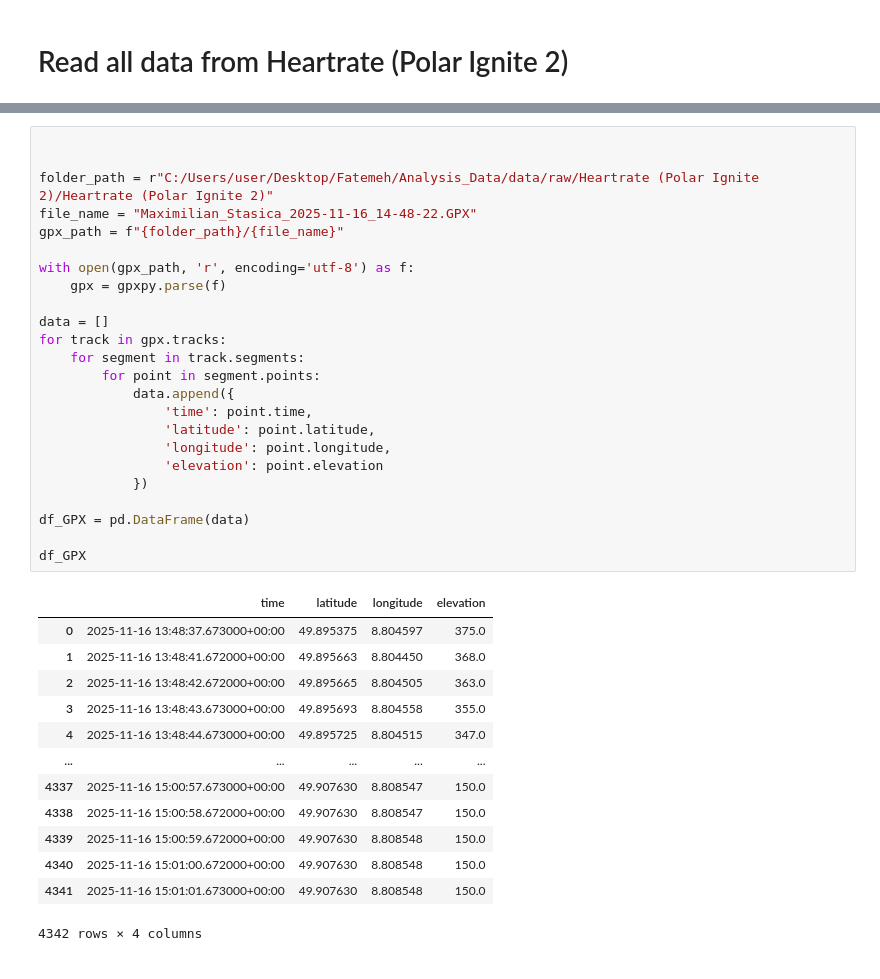
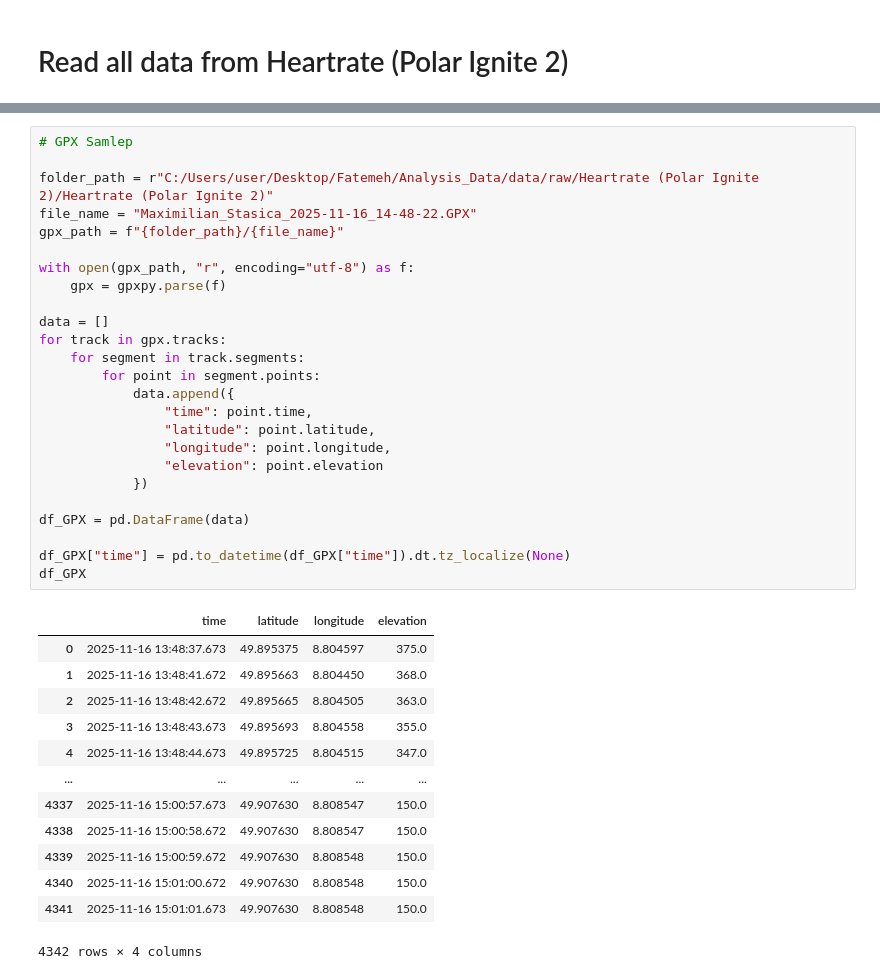
Before and after one commit to Mohsenmohebbi1993/Biomechanik, a Jupyter notebook: notebooks/2. Data and Clear Data.ipynb, the cells around one changed output, grey strips where cells are left out. Cells and saved outputs as stored; diff of their text form.

Commit message:
df time and date and name from foot/heart rate/GPX

```diff
--- a/notebooks/2. Data and Clear Data.ipynb
+++ b/notebooks/2. Data and Clear Data.ipynb
@@ -401,40 +385,41 @@ new_name
 # %%
-
+# GPX Samlep
 
 folder_path = r"C:/Users/user/Desktop/Fatemeh/Analysis_Data/data/raw/Heartrate (Polar Ignite 2)/Heartrate (Polar Ignite 2)"
 file_name = "Maximilian_Stasica_2025-11-16_14-48-22.GPX"
 gpx_path = f"{folder_path}/{file_name}"
 
-with open(gpx_path, 'r', encoding='utf-8') as f:
+with open(gpx_path, "r", encoding="utf-8") as f:
     gpx = gpxpy.parse(f)
 
 data = []
 for track in gpx.tracks:
     for segment in track.segments:
         for point in segment.points:
             data.append({
-                'time': point.time,
-                'latitude': point.latitude,
-                'longitude': point.longitude,
-                'elevation': point.elevation
+                "time": point.time,
+                "latitude": point.latitude,
+                "longitude": point.longitude,
+                "elevation": point.elevation
             })
 
 df_GPX = pd.DataFrame(data)
 
+df_GPX["time"] = pd.to_datetime(df_GPX["time"]).dt.tz_localize(None)
 df_GPX
 # %% [output]
 |  | time | latitude | longitude | elevation |
-| 0 | 2025-11-16 13:48:37.673000+00:00 | 49.895375 | 8.804597 | 375.0 |
-| 1 | 2025-11-16 13:48:41.672000+00:00 | 49.895663 | 8.804450 | 368.0 |
-| 2 | 2025-11-16 13:48:42.672000+00:00 | 49.895665 | 8.804505 | 363.0 |
-| 3 | 2025-11-16 13:48:43.673000+00:00 | 49.895693 | 8.804558 | 355.0 |
-| 4 | 2025-11-16 13:48:44.673000+00:00 | 49.895725 | 8.804515 | 347.0 |
+| 0 | 2025-11-16 13:48:37.673 | 49.895375 | 8.804597 | 375.0 |
+| 1 | 2025-11-16 13:48:41.672 | 49.895663 | 8.804450 | 368.0 |
+| 2 | 2025-11-16 13:48:42.672 | 49.895665 | 8.804505 | 363.0 |
+| 3 | 2025-11-16 13:48:43.673 | 49.895693 | 8.804558 | 355.0 |
+| 4 | 2025-11-16 13:48:44.673 | 49.895725 | 8.804515 | 347.0 |
 | ... | ... | ... | ... | ... |
-| 4337 | 2025-11-16 15:00:57.673000+00:00 | 49.907630 | 8.808547 | 150.0 |
-| 4338 | 2025-11-16 15:00:58.672000+00:00 | 49.907630 | 8.808547 | 150.0 |
-| 4339 | 2025-11-16 15:00:59.672000+00:00 | 49.907630 | 8.808548 | 150.0 |
-| 4340 | 2025-11-16 15:01:00.672000+00:00 | 49.907630 | 8.808548 | 150.0 |
-| 4341 | 2025-11-16 15:01:01.673000+00:00 | 49.907630 | 8.808548 | 150.0 |
+| 4337 | 2025-11-16 15:00:57.673 | 49.907630 | 8.808547 | 150.0 |
+| 4338 | 2025-11-16 15:00:58.672 | 49.907630 | 8.808547 | 150.0 |
+| 4339 | 2025-11-16 15:00:59.672 | 49.907630 | 8.808548 | 150.0 |
+| 4340 | 2025-11-16 15:01:00.672 | 49.907630 | 8.808548 | 150.0 |
+| 4341 | 2025-11-16 15:01:01.673 | 49.907630 | 8.808548 | 150.0 |
 4342 rows × 4 columns
 # %%
 # read data form
```
Also changed, not shown: parts of 17 cells of this notebook.
